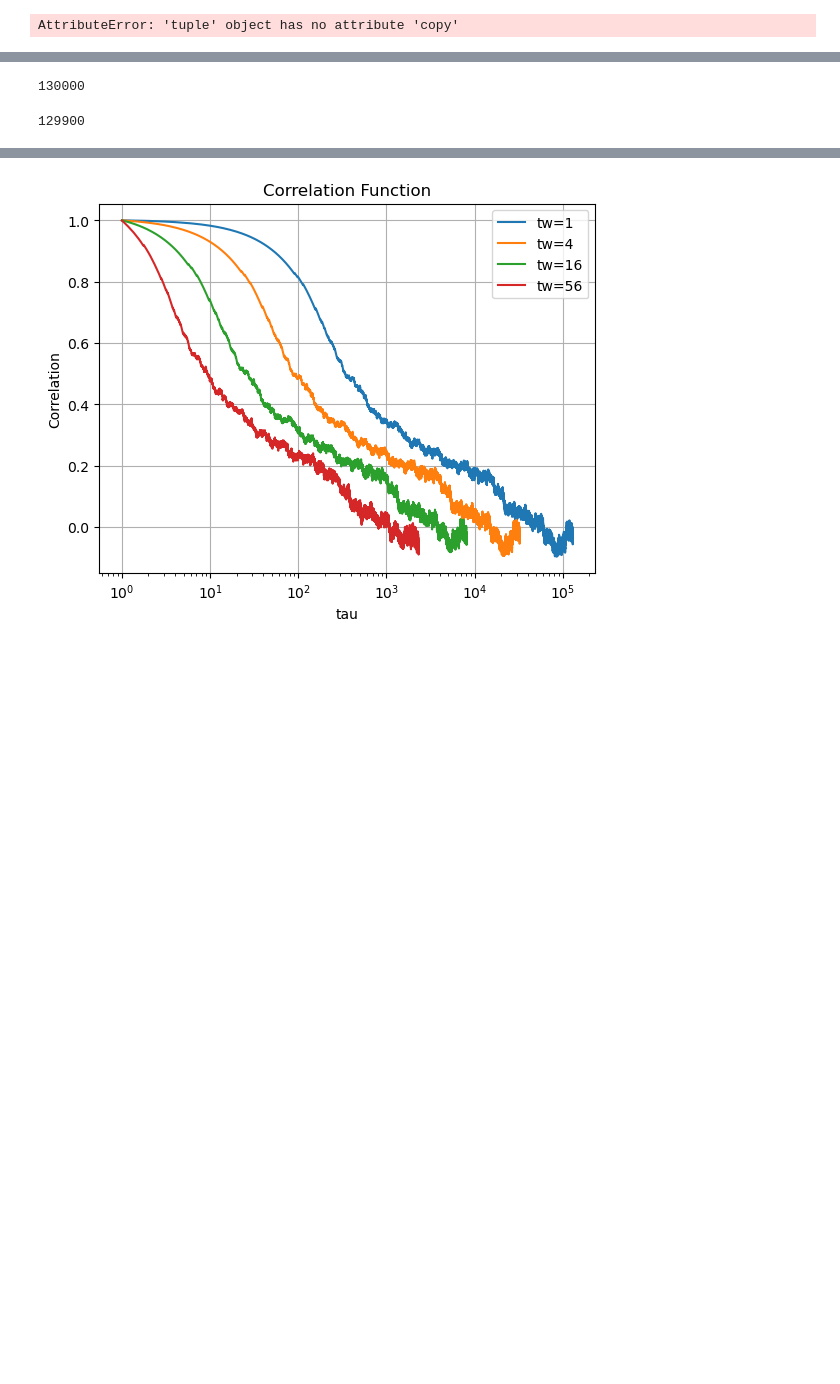
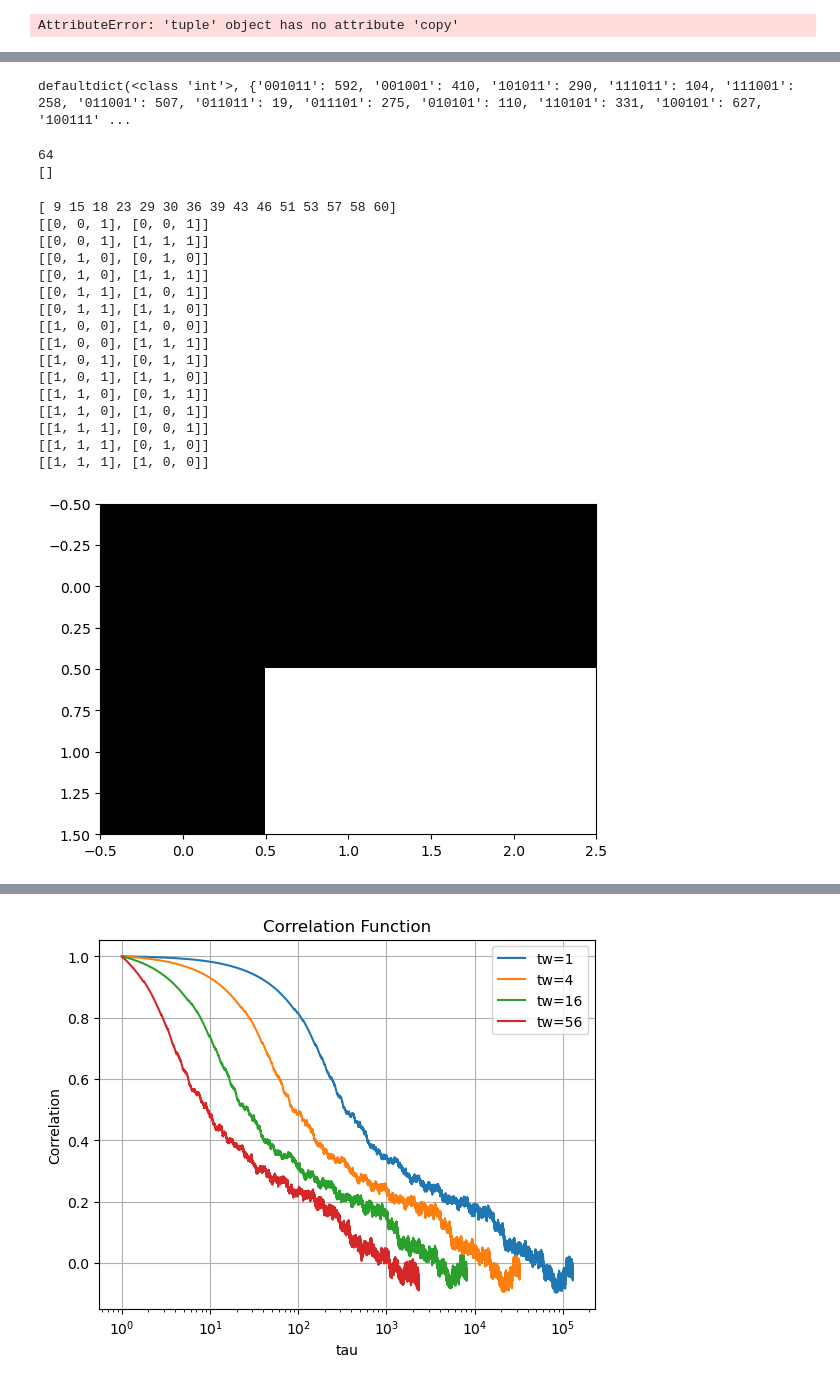
Before and after one commit to toM0dots/XYZ-color-code, a Jupyter notebook: XYZ_color_code/Optimal_decoder.ipynb, the cells around one changed output, grey strips where cells are left out. Saved outputs shown, nothing was run; the diff lists cells and outputs as text; code cells hidden in the pictures; blank space fills up the shorter version.

Commit message:
spin profiling

```diff
--- a/XYZ_color_code/Optimal_decoder.ipynb
+++ b/XYZ_color_code/Optimal_decoder.ipynb
@@ -1316,8 +1300,67 @@ NameError: name 'Counter' is not defined
+# %%
+def spin_classify(patterns):
+    flat_each = [ [x for row in m for x in row] for m in patterns ]
+    keys = []
+    for flat in flat_each:
+        bitstr = ''.join('1' if b else '0' for b in flat)
+        keys.append(bitstr)
+    classes = defaultdict(int)
+    for key in keys:
+        if key not in classes:
+            classes[key] += 1
+        classes[key] +=1
+    return classes
+
+from itertools import product
+
+def all_binary_matrices(n_rows: int, n_cols: int):
+    """
+    Yield every n_rows x n_cols matrix with entries in {0,1}, row-major order.
+    Each matrix is a list of lists of ints.
+    Total count: 2**(n_rows * n_cols).
+    """
+    for bits in product((0, 1), repeat=n_rows * n_cols):
+        yield [list(bits[i*n_cols:(i+1)*n_cols]) for i in range(n_rows)]
+# %%
+energy_microstates = []
+microstate = []
+for mat in all_binary_matrices(2, 3):
+    microstate.append(mat)
+    energy_microstates.append(energy(np.array(mat)))
+    # print(mat)
+# %%
+# classes = spin_classify(spin_config)
+classes = spin_classify(spin_config[1000:])
+print (classes)
+# %% [output]
+defaultdict(<class 'int'>, {'001011': 592, '001001': 410, '101011': 290, '111011': 104, '111001': 258, '011001': 507, '011011': 19, '011101': 275, '010101': 110, '110101': 331, '100101': 627, '100111' ...
 # %%
-print(len(time_list))
+print(len(keys_sorted))
+print(energy_microstates)
 # %% [output]
-130000
+64
+[]
-# %%
-T
-# %% [output]
-129900
+# %%
+energy_2 = np.where(np.array(energy_microstates) == 2)[0]
+print(energy_2)
+for i in energy_2:
+    print(microstate[i])
+    plt.imshow(microstate[i], cmap='binary', interpolation='nearest')
+# %% [output]
+[ 9 15 18 23 29 30 36 39 43 46 51 53 57 58 60]
+[[0, 0, 1], [0, 0, 1]]
+[[0, 0, 1], [1, 1, 1]]
+[[0, 1, 0], [0, 1, 0]]
+[[0, 1, 0], [1, 1, 1]]
+[[0, 1, 1], [1, 0, 1]]
+[[0, 1, 1], [1, 1, 0]]
+[[1, 0, 0], [1, 0, 0]]
+[[1, 0, 0], [1, 1, 1]]
+[[1, 0, 1], [0, 1, 1]]
+[[1, 0, 1], [1, 1, 0]]
+[[1, 1, 0], [0, 1, 1]]
+[[1, 1, 0], [1, 0, 1]]
+[[1, 1, 1], [0, 0, 1]]
+[[1, 1, 1], [0, 1, 0]]
+[[1, 1, 1], [1, 0, 0]]
+[figure, added]
```
Also changed, not shown: parts of 6 cells of this notebook, 14 other files.
